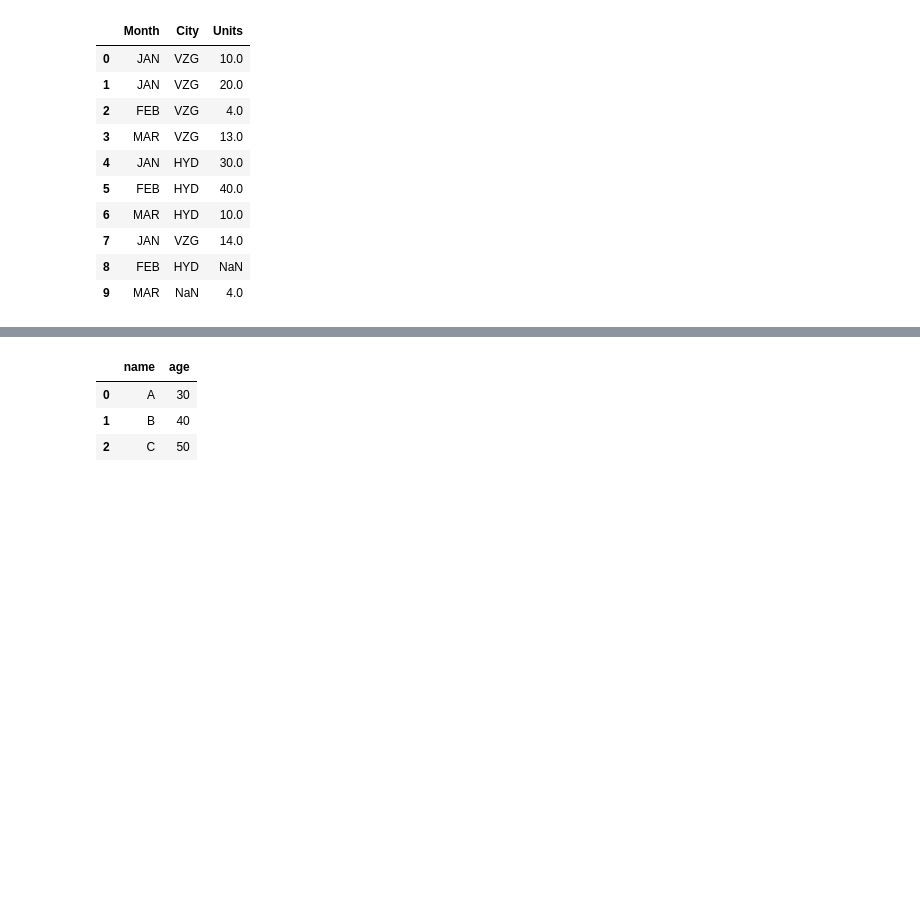
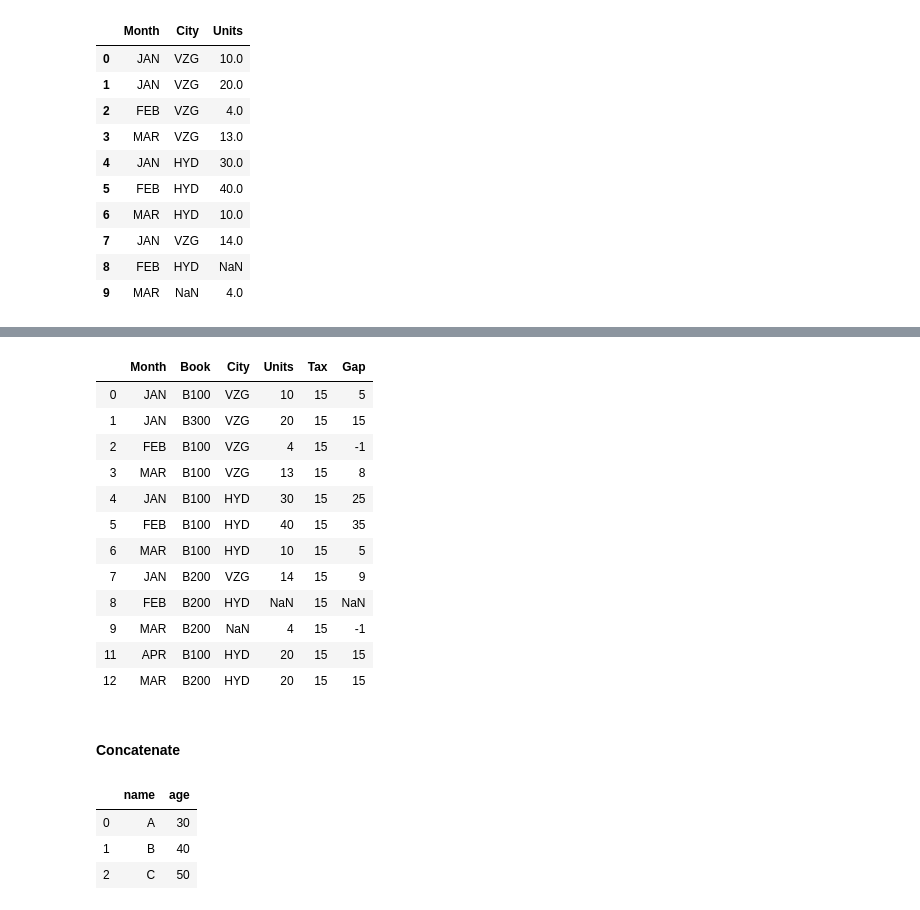
Before and after one commit to srikanthpragada/DS_06_JAN_2020, a Jupyter notebook: sales.ipynb, the cells around one changed output, grey strips where cells are left out. Cells and saved outputs as stored; diff of their text form; code cells hidden in the pictures; blank space fills up the shorter version.

```diff
--- a/sales.ipynb
+++ b/sales.ipynb
@@ -467,2 +531,22 @@ sales
+# %%
+sales['Gap'] = sales['Units'] - 5
+# %%
+sales
+# %% [output]
+|  | Month | Book | City | Units | Tax | Gap |
+| 0 | JAN | B100 | VZG | 10 | 15 | 5 |
+| 1 | JAN | B300 | VZG | 20 | 15 | 15 |
+| 2 | FEB | B100 | VZG | 4 | 15 | -1 |
+| 3 | MAR | B100 | VZG | 13 | 15 | 8 |
+| 4 | JAN | B100 | HYD | 30 | 15 | 25 |
+| 5 | FEB | B100 | HYD | 40 | 15 | 35 |
+| 6 | MAR | B100 | HYD | 10 | 15 | 5 |
+| 7 | JAN | B200 | VZG | 14 | 15 | 9 |
+| 8 | FEB | B200 | HYD | NaN | 15 | NaN |
+| 9 | MAR | B200 | NaN | 4 | 15 | -1 |
+| 11 | APR | B100 | HYD | 20 | 15 | 15 |
+| 12 | MAR | B200 | HYD | 20 | 15 | 15 |
+# %% [markdown]
+#### Concatenate
 # %%
 df1 = pd.DataFrame ( {'name' : ['A','B','C'], 'age' : [30,40,50]})
```
Also changed, not shown: parts of 26 cells of this notebook, 1 other file.
